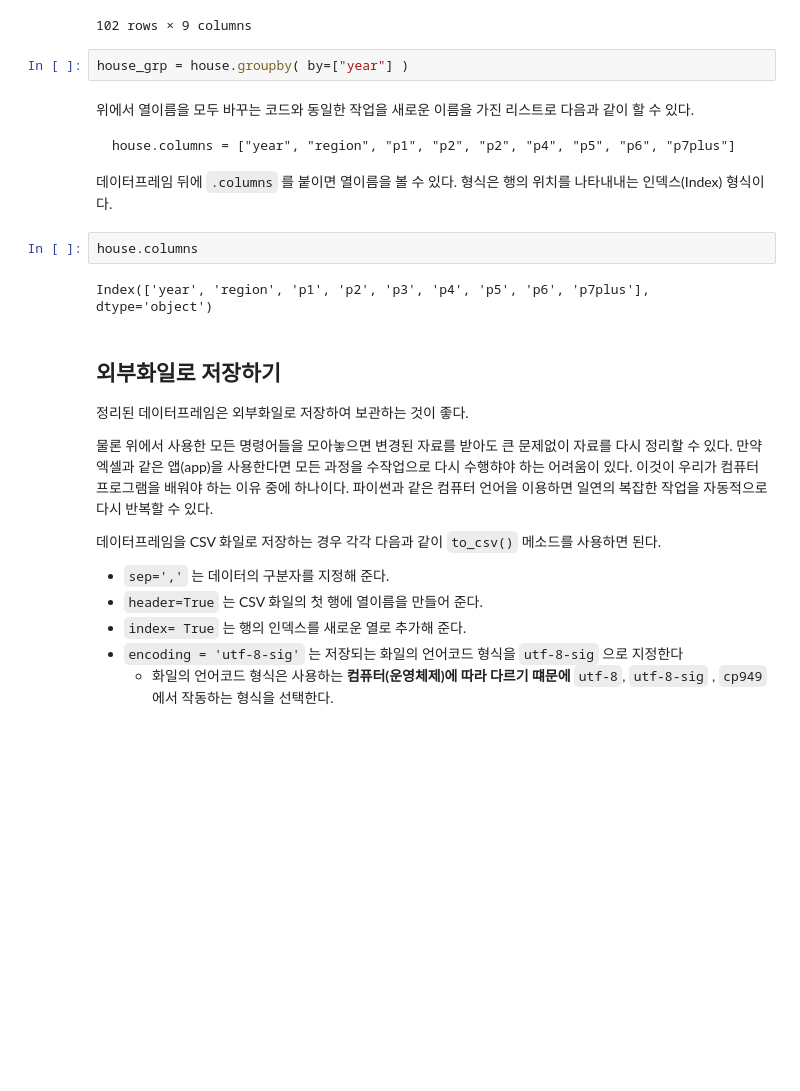
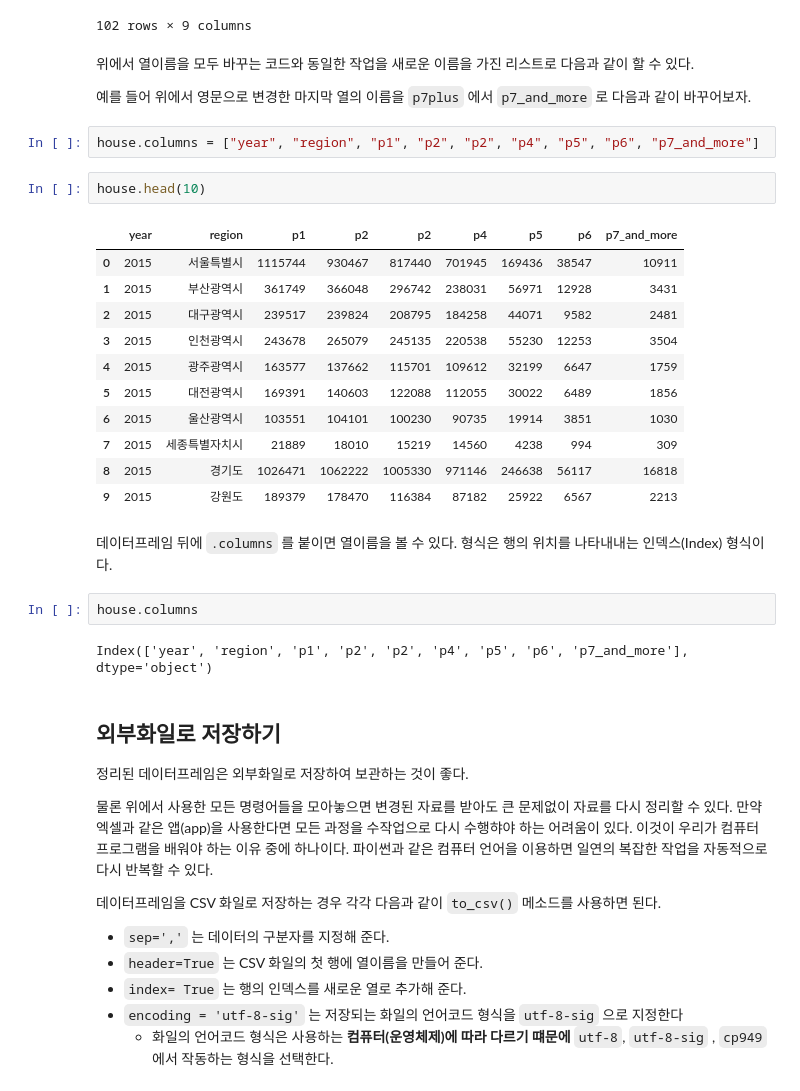
Before and after one commit to UOS-Bigdata/bigdatabook, a Jupyter notebook: chapters/04/dataframe-change.ipynb, the cells around one changed output. Drawn from its saved outputs; the diff is of its cells as text; blank space fills up the shorter version.

Commit message:
change in dataframe-change

````diff
--- a/chapters/04/dataframe-change.ipynb
+++ b/chapters/04/dataframe-change.ipynb
@@ -339,19 +339,32 @@ house
 | 100 | 2020 | 경상남도 | 417737 | 399700 | 270061 | 205658 | 46516 | 8410 | 2073 |
 | 101 | 2020 | 제주특별자치도 | 81855 | 74308 | 49903 | 38747 | 13719 | 3380 | 1156 |
 102 rows × 9 columns
-# %%
-house_grp = house.groupby( by=["year"] )
+# %% [markdown]
+위에서 열이름을 모두 바꾸는 코드와 동일한 작업을 새로운 이름을 가진 리스트로 다음과 같이 할 수 있다.
+
+예를 들어 위에서 영문으로 변경한 마지막 열의 이름을 `p7plus` 에서 `p7_and_more` 로 다음과 같이 바꾸어보자.
+# %%
+house.columns = ["year", "region", "p1", "p2", "p2", "p4", "p5", "p6", "p7_and_more"]
+# %%
+house.head(10)
+# %% [output]
+|  | year | region | p1 | p2 | p2 | p4 | p5 | p6 | p7_and_more |
+| 0 | 2015 | 서울특별시 | 1115744 | 930467 | 817440 | 701945 | 169436 | 38547 | 10911 |
+| 1 | 2015 | 부산광역시 | 361749 | 366048 | 296742 | 238031 | 56971 | 12928 | 3431 |
+| 2 | 2015 | 대구광역시 | 239517 | 239824 | 208795 | 184258 | 44071 | 9582 | 2481 |
+| 3 | 2015 | 인천광역시 | 243678 | 265079 | 245135 | 220538 | 55230 | 12253 | 3504 |
+| 4 | 2015 | 광주광역시 | 163577 | 137662 | 115701 | 109612 | 32199 | 6647 | 1759 |
+| 5 | 2015 | 대전광역시 | 169391 | 140603 | 122088 | 112055 | 30022 | 6489 | 1856 |
+| 6 | 2015 | 울산광역시 | 103551 | 104101 | 100230 | 90735 | 19914 | 3851 | 1030 |
+| 7 | 2015 | 세종특별자치시 | 21889 | 18010 | 15219 | 14560 | 4238 | 994 | 309 |
+| 8 | 2015 | 경기도 | 1026471 | 1062222 | 1005330 | 971146 | 246638 | 56117 | 16818 |
+| 9 | 2015 | 강원도 | 189379 | 178470 | 116384 | 87182 | 25922 | 6567 | 2213 |
 # %% [markdown]
-위에서 열이름을 모두 바꾸는 코드와 동일한 작업을 새로운 이름을 가진 리스트로 다음과 같이 할 수 있다.
-
-```
-house.columns = ["year", "region", "p1", "p2", "p2", "p4", "p5", "p6", "p7plus"]
-```
 데이터프레임 뒤에 `.columns` 를 붙이면 열이름을 볼 수 있다. 형식은 행의 위치를 나타내내는 인덱스(Index) 형식이다.
 # %%
 house.columns
 # %% [output]
-Index(['year', 'region', 'p1', 'p2', 'p3', 'p4', 'p5', 'p6', 'p7plus'], dtype='object')
+Index(['year', 'region', 'p1', 'p2', 'p2', 'p4', 'p5', 'p6', 'p7_and_more'], dtype='object')
 # %% [markdown]
 ## 외부화일로 저장하기
 
````
Also changed, not shown: 1 other file.
